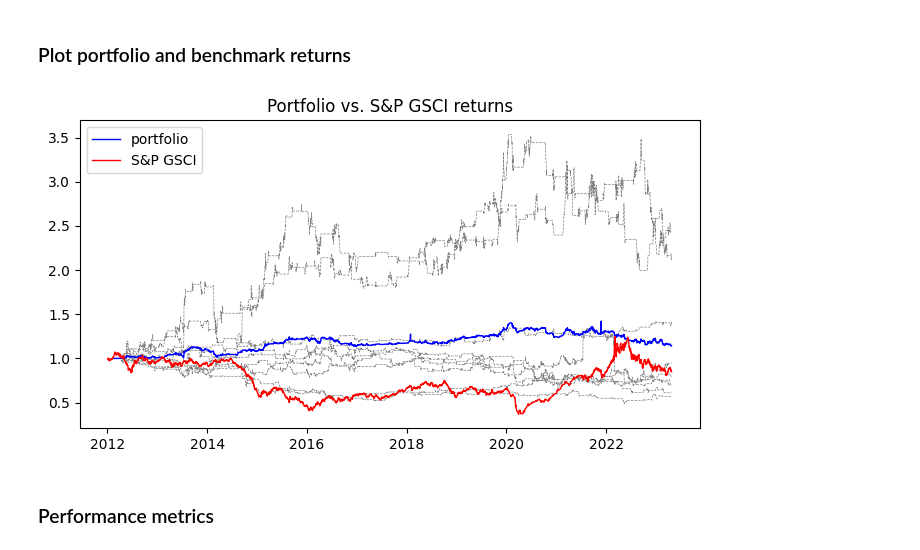
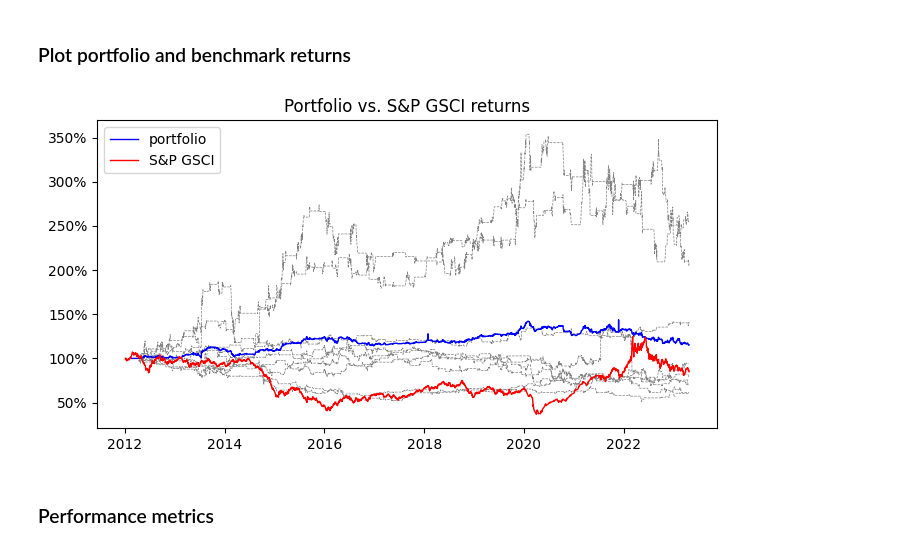
Before and after one commit to vzinkovski/commodities_mean_reversion_pairs_trading, a Jupyter notebook: mean_reversion_pairs_trading.ipynb, the cells around one changed output. Saved outputs shown, nothing was run; the diff lists cells and outputs as text; code cells hidden in the pictures.

```diff
--- a/mean_reversion_pairs_trading.ipynb
+++ b/mean_reversion_pairs_trading.ipynb
@@ -29,18 +32,12 @@ There are arguments against adding a stop loss in a mean reverting strategy. Ins
 # date range
 start = '2012-01-01' # YYYY-MM-DD format
 end = datetime.now() - timedelta(1) # dynamically get yday's date
-# end = '2021-01-01' # YYYY-MM-DD format
 
-# trading pair
+# commodities pair
 product1_name = 'CME SRW' # Soft Red Winter Wheat
 product1_ticker = 'ZW=F'
 product2_name = 'CME HRW' # Kansas Hard Red Winter Wheat
 product2_ticker = 'KE=F'
-
-# product1_name = 'Brent' # Soft Red Winter Wheat
-# product1_ticker = 'BZ=F'
-# product2_name = 'WTI' # Kansas Hard Red Winter Wheat
-# product2_ticker = 'CL=F'
 
 # benchmark
 benchmark_name = 'S&P GSCI' # S&P GSCI
@@ -54,9 +51,13 @@ rfr_ticker = '^IRX'
 lookback = 30 # rolling window for calculating mean and standard deviation
 entry_threshold = 2 # Bollinger Bands +/- standard deviation width
 exit_threshold = 0 # generate exit signal when mean reverting
-stop_loss = 10 # generate exit signal when excessively mean diverting
+stop_loss = 3 # generate exit signal when excessively mean diverting
 alpha = 0.05 # threshold for Augmented Dicky Fuller (ADF) stationarity test
 fees = 0.015 # fees, commissions, slippage, market impact as a % of each transaction
+
+# lookbacks = list(range(30, 130, 10))
+# tscv = TimeSeriesSplit(n_splits=5)
+# placeholder = tscv.split(pairs_train_df)
 # %% [markdown]
 ### Fetch ticker data
 # %%
@@ -352,6 +352,7 @@ def get_portfolio_returns(pairs_universe):
   # create empty list of dataframes
   dfs = []
   columns = []
+  total_trades = 0
 
   # loop through all pairs in universe
   for pair in pairs_universe:
@@ -380,15 +381,21 @@ def get_portfolio_returns(pairs_universe):
       dfs.append(pairs_df['pair_cumulative_returns'])
       columns.append(f'{product1_name}_{product2_name}')
 
+      # calculate number of trades
+      pairs_df['temp'] = pairs_df['signal'].shift()
+      pairs_df['trade_count'] = pairs_df['signal'] != pairs_df['temp']
+      del pairs_df['temp']
+      total_trades += pairs_df['trade_count'].sum() * 2
+
   # create dataframe from list and calculate mean returns
   pairs_universe_df = pd.DataFrame(dfs).T
   pairs_universe_df.columns = columns
   pairs_universe_df['portfolio_cumulative_returns'] = pairs_universe_df.mean(axis=1)
 
-  return pairs_universe_df
+  return pairs_universe_df, total_trades
 # %%
 # get portfolio returns
-pairs_universe_df = get_portfolio_returns(pairs_universe)
+pairs_universe_df, total_trades = get_portfolio_returns(pairs_universe)
 # %% [output]
 [*********************100%***********************]  2 of 2 completed
 [*********************100%***********************]  2 of 2 completed
@@ -413,18 +420,19 @@ bm_df[f'{benchmark_name}_cumulative_returns'] = (1 + bm_df[f'{benchmark_name}_da
 ### Plot portfolio and benchmark returns
 # %%
 # plot portfolio and benchmark returns
-plt.subplots(figsize=(8, 4))
+fig, ax = plt.subplots(figsize=(8, 4))
 
 for col in pairs_universe_df.columns[:-1]:
-  plt.plot(pairs_universe_df.index, pairs_universe_df[col], color='gray', linewidth=0.5, linestyle='--')
+  ax.plot(pairs_universe_df.index, pairs_universe_df[col], color='gray', linewidth=0.5, linestyle='--')
 
-plt.plot(pairs_universe_df.index, pairs_universe_df['portfolio_cumulative_returns'], color='b', linewidth=1, label='portfolio')
-plt.plot(bm_df.index, bm_df[f'{benchmark_name}_cumulative_returns'], color='r', linewidth=1, label=f'{benchmark_name}')
+ax.plot(pairs_universe_df.index, pairs_universe_df['portfolio_cumulative_returns'], color='b', linewidth=1, label='portfolio')
+ax.plot(bm_df.index, bm_df[f'{benchmark_name}_cumulative_returns'], color='r', linewidth=1, label=f'{benchmark_name}')
+ax.yaxis.set_major_formatter(mtick.PercentFormatter(1.0))
 plt.title(f'Portfolio vs. {benchmark_name} returns')
 plt.legend()
-plt.show();
+plt.show()
 # %% [output]
-[figure, old version]
+[figure, new version]
 # %% [markdown]
 ### Performance metrics
 # %%
```
Also changed, not shown: parts of 6 cells of this notebook.
